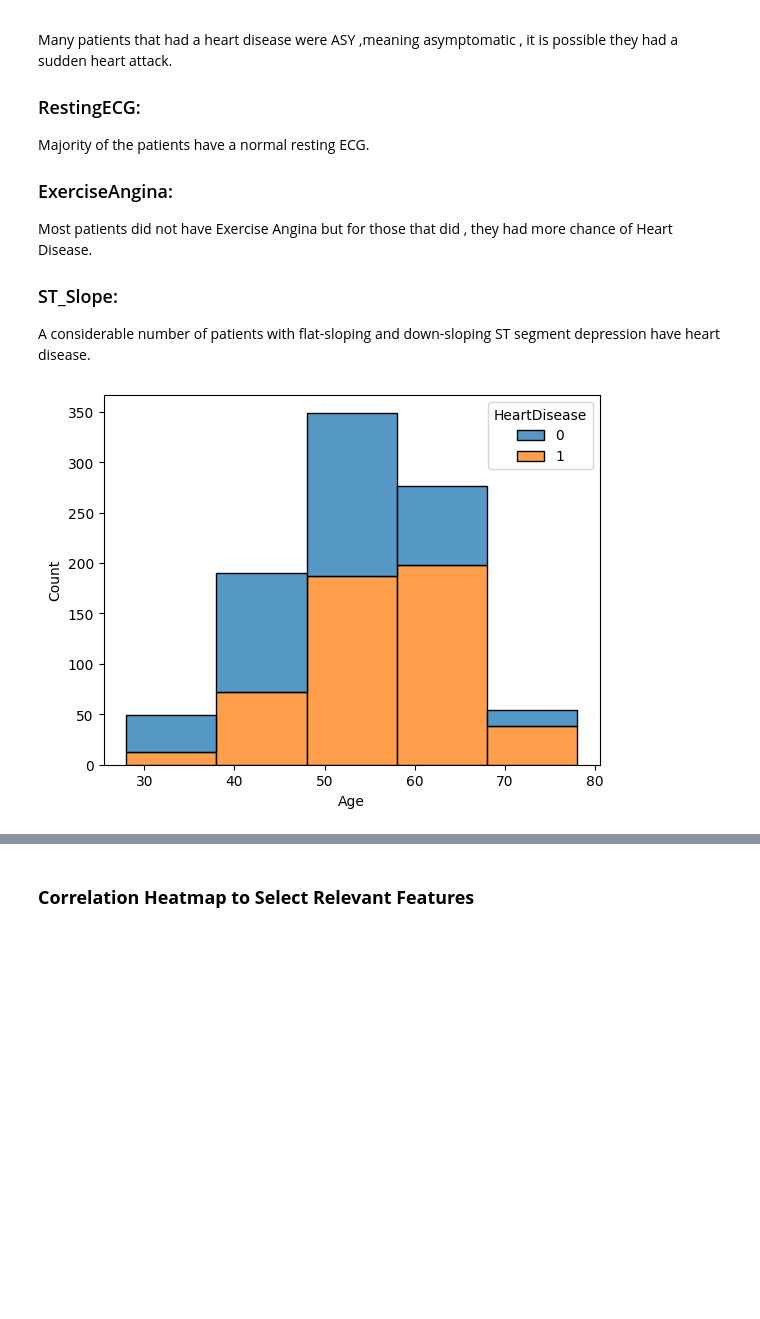
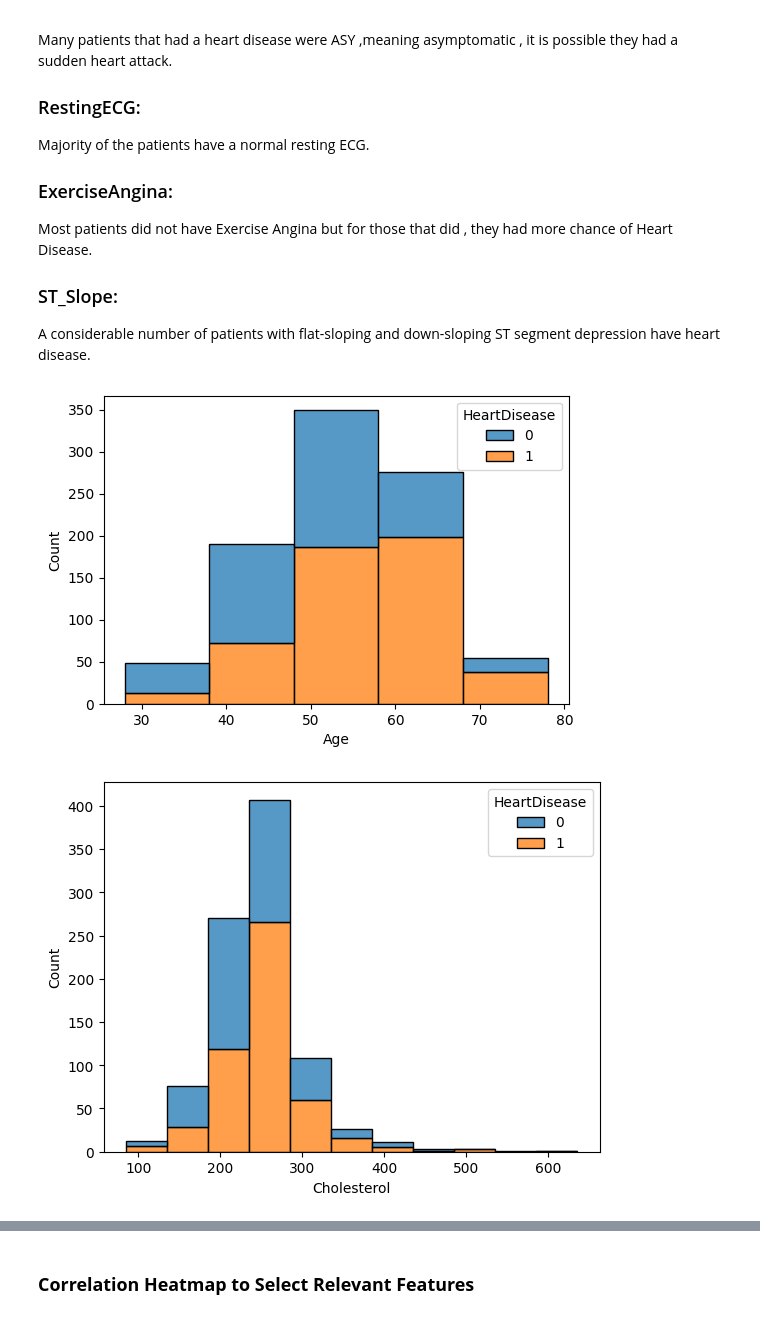
Before and after one commit to ammaryounas339/Heart-Failure-Prediction, a Jupyter notebook: DWM_project_check.ipynb, the cells around one changed output, grey strips where cells are left out. Saved outputs shown, nothing was run; the diff lists cells and outputs as text; code cells hidden in the pictures; blank space fills up the shorter version.

```diff
--- a/DWM_project_check.ipynb
+++ b/DWM_project_check.ipynb
@@ -159,13 +159,20 @@ Majority of the patients have a normal resting ECG.
 Most patients did not have Exercise Angina but for those that did , they had more chance of Heart Disease.
 ### ST_Slope:
 A considerable number of patients with flat-sloping and down-sloping ST segment depression have heart disease.
-# %%
-# numerical_columns = [col for col, dtype in df.dtypes.items() if dtype in ['int64', 'float64']]
-# for col in numerical_columns:
-#
-#     sns.histplot(x = df[col],hue = df["HeartDisease"] ,data = df,multiple= "stack")
-plt.figure(figsize=(6, 4))
-sns.histplot(x = df["Age"],binwidth=10,hue = df["HeartDisease"] ,data = df,multiple= "stack")
-plt.show()
-# %% [output]
-[figure, removed]
+# %%
+plt.figure(figsize=(6, 4))
+sns.histplot(x = df["Age"],binwidth=10,hue = df["HeartDisease"] ,data = df,multiple= "stack")
+plt.show()
+sns.histplot(x = df["Cholesterol"],binwidth=50,hue = df["HeartDisease"] ,data = df,multiple= "stack")
+plt.show()
+sns.histplot(x = df["MaxHR"],binwidth=30,hue = df["HeartDisease"] ,data = df,multiple= "stack")
+plt.show()
+sns.histplot(x = df["RestingBP"],binwidth=20,hue = df["HeartDisease"] ,data = df,multiple= "stack")
+plt.show()
+sns.histplot(x = df["FastingBS"],hue = df["HeartDisease"] ,data = df,multiple= "stack")
+plt.show()
+sns.histplot(x = df["HeartDisease"],hue = df["HeartDisease"] ,data = df,multiple= "stack")
+plt.show()
+# %% [output]
+[figure, added]
+[figure, added]
```
Also changed, not shown: parts of 15 cells of this notebook.
